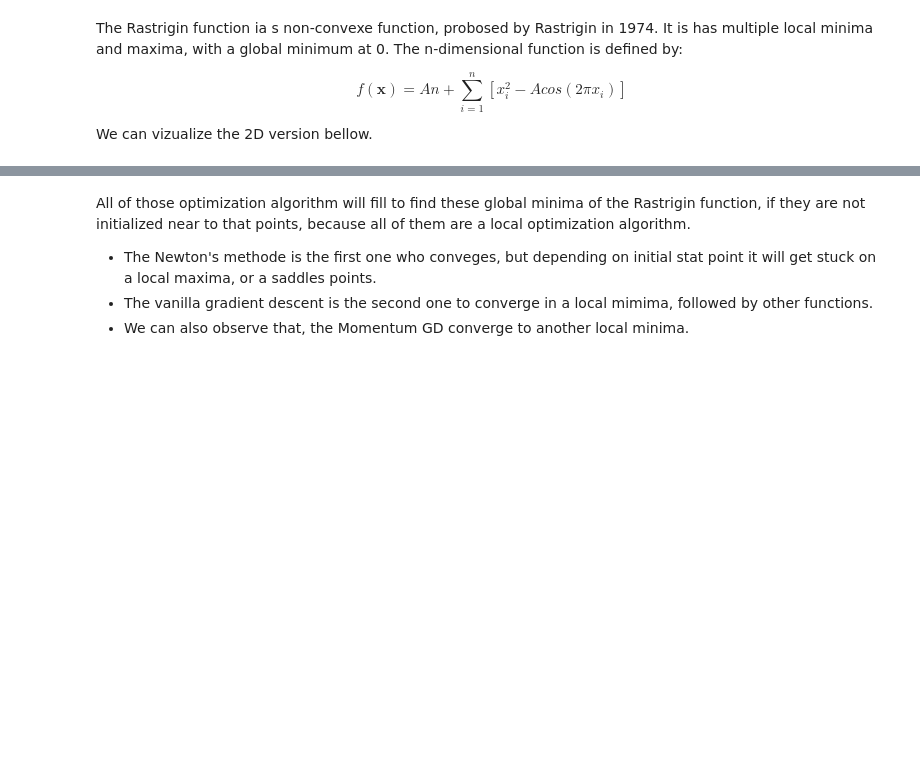
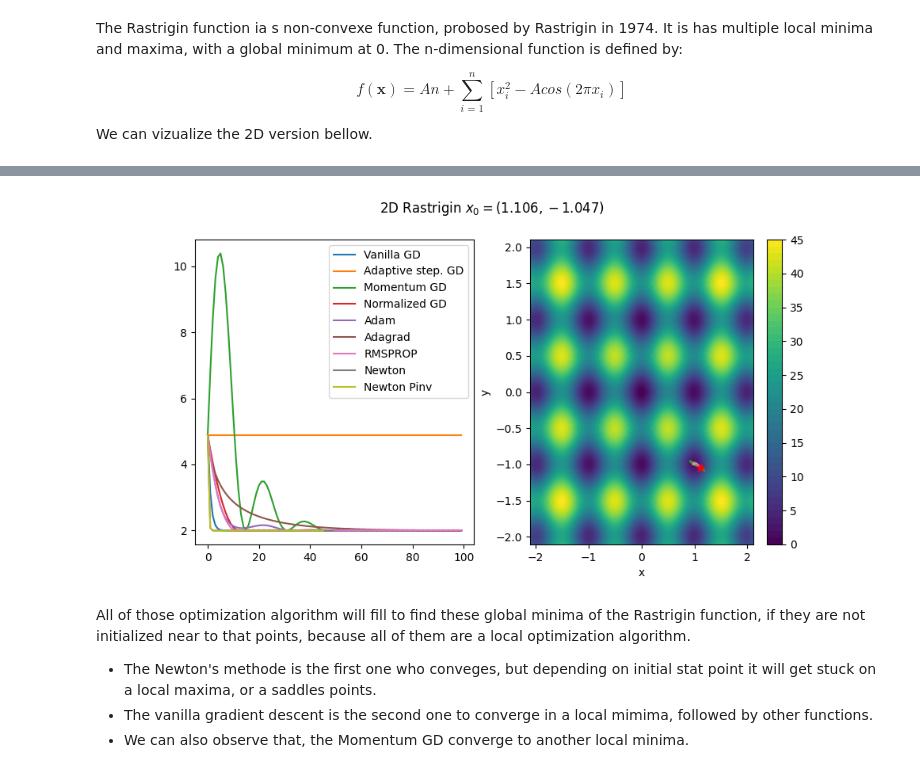
Before and after one commit to Fahazavana/Optimization, a Jupyter notebook: examples.ipynb, the cells around one changed output, grey strips where cells are left out. Cells and saved outputs as stored; diff of their text form; code cells hidden in the pictures; blank space fills up the shorter version.

```diff
--- a/examples.ipynb
+++ b/examples.ipynb
@@ -90,7 +88,6 @@ hist_rmsprop = rmsprop(rastrigin, rastgrad, x0.copy(), it, 0.01)
 hist_newt = newton(rastrigin, rastgrad, rasthess, x0.copy(), it // 2)
 hist_newtpinv = newtonpinv(rastrigin, rastgrad, rasthess, x0.copy(), (it-10) // 2)
 # %%
-# plt.close()
 maxi = max(jnp.abs(x0)) + 1
 xx = np.linspace(-maxi, maxi, 1000)
 yy = np.linspace(-maxi, maxi, 1000)
@@ -98,8 +95,8 @@ X, Y = np.meshgrid(xx, yy)
 Z = rastrigin(jnp.stack([X, Y]))
 Z = Z.reshape(X.shape)
 
-fig = plt.figure(figsize=(10, 5))
-ax1 = fig.add_subplot(121)
+fig2 = plt.figure(figsize=(10, 5))
+ax1 = fig2.add_subplot(121)
 ax1.plot(hist_grad['loss'], '-', label="Vanilla GD")
 ax1.plot(hist_agrad['loss'], '-', label="Adaptive step. GD")
 ax1.plot(hist_mom['loss'], '-', label="Momentum GD")
@@ -111,7 +108,7 @@ ax1.plot(hist_newt['loss'], '-', label="Newton")
 ax1.plot(hist_newtpinv['loss'], '-', label="Newton Pinv")
 ax1.legend()
 
-ax2 = fig.add_subplot(122)
+ax2 = fig2.add_subplot(122)
 cpf2 = ax2.contourf(X, Y, Z, levels=50)
 plt.colorbar(cpf2)
 ax2.plot(hist_grad['weights'][:, 0], hist_grad['weights'][:, 1], '-', label="Vanilla GD")
@@ -135,3 +130,4 @@ plt.show()
+[figure, added]
 # %% [markdown]
 All of those optimization algorithm will fill to find these global minima of the Rastrigin function, if they are not initialized near to that points, because all of them are a local optimization algorithm.
 
```
Also changed, not shown: parts of 8 cells of this notebook, 1 other file.
